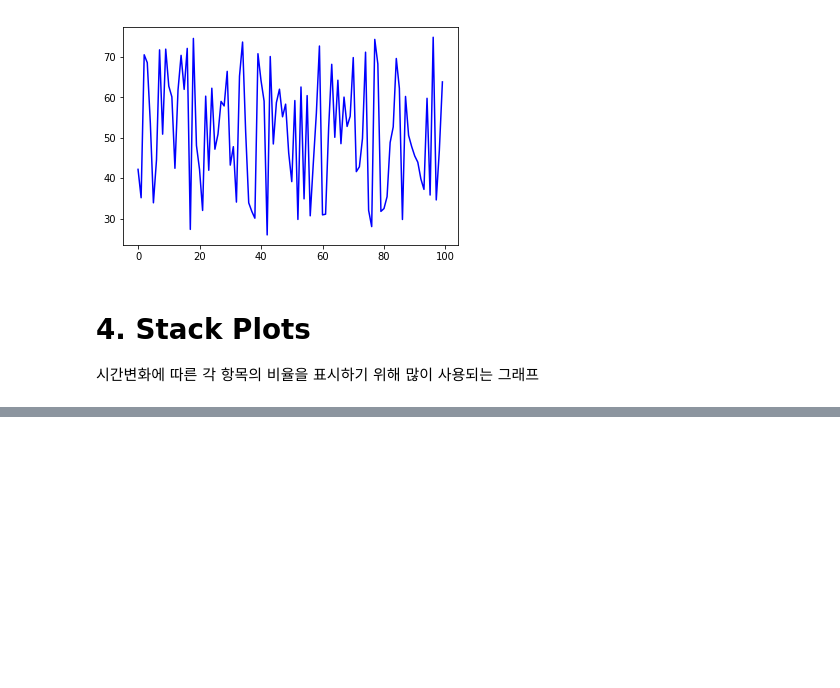
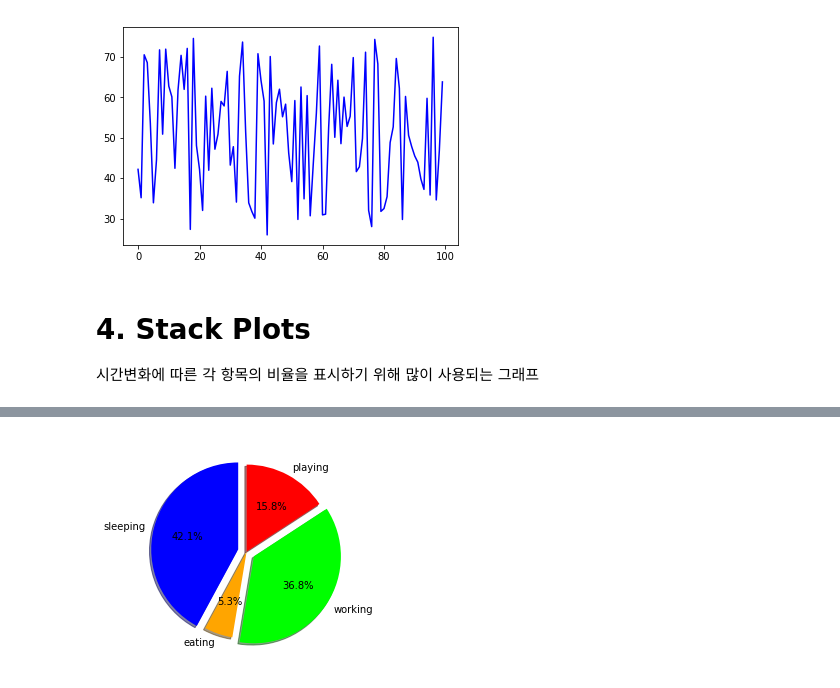
Before and after one commit to okwon78/matplotlib_pandas_tutorial, a Jupyter notebook: matplotlib.ipynb, the cells around one changed output, grey strips where cells are left out. Cells and saved outputs as stored; diff of their text form; code cells hidden in the pictures; blank space fills up the shorter version.

```diff
--- a/matplotlib.ipynb
+++ b/matplotlib.ipynb
@@ -228,0 +219,22 @@ plt.pie(slices, labels=labels, colors=[])
+# %%
+s = sleeping[2]
+e = eating[2]
+w = working[2]
+p = playing[2]
+
+slices = [s, e, w, p]
+explode = (0.1, 0, 0.1, 0)
+
+fig, ax = plt.subplots()
+
+ax.pie(x=slices,
+       explode=explode,
+       labels=labels,
+       startangle=90,
+       shadow=True,
+       autopct='%1.1f%%',
+       colors=colors)
+
+plt.show()
+# %% [output]
+[figure, added]
```
Also changed, not shown: parts of 3 cells of this notebook, 1 other file.
